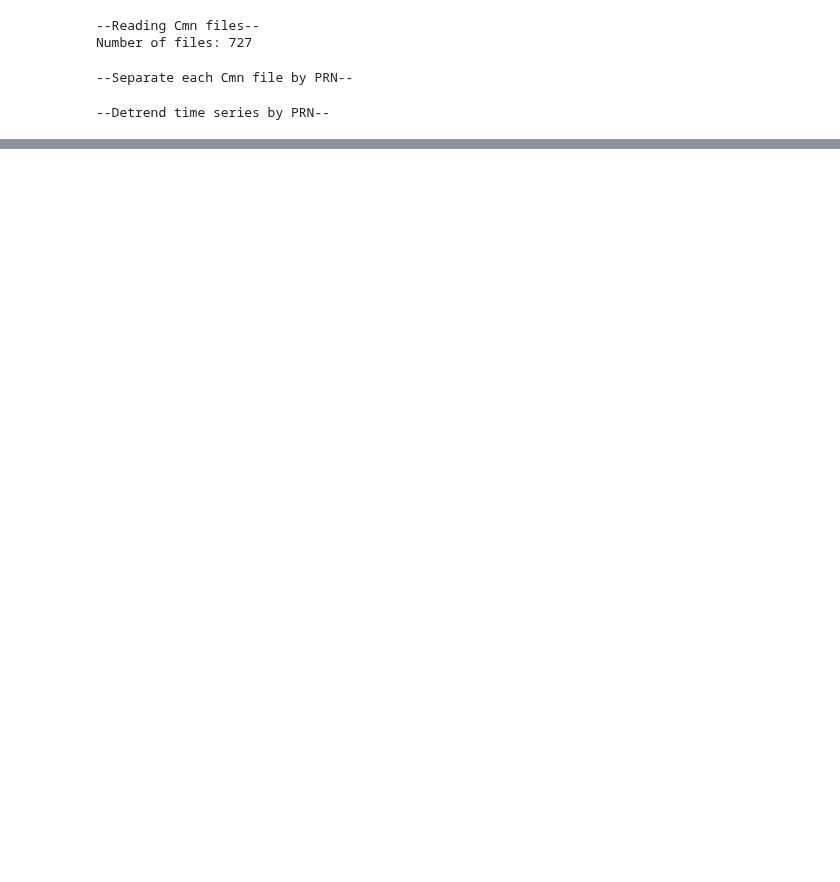
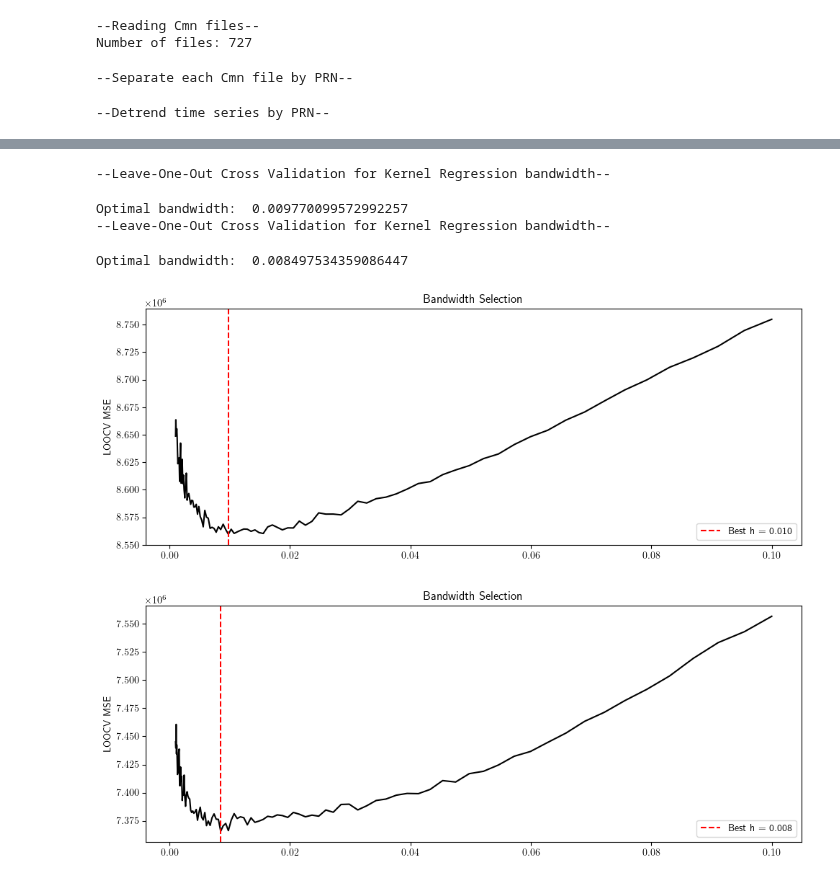
Before and after one commit to FedeSS99/ClusterTEC, a Jupyter notebook: EDA_VTECseries.ipynb, the cells around one changed output, grey strips where cells are left out. Cells and saved outputs as stored; diff of their text form; code cells hidden in the pictures; blank space fills up the shorter version.

Commit message:
Implemented CV procedure for knee point search

```diff
--- a/EDA_VTECseries.ipynb
+++ b/EDA_VTECseries.ipynb
@@ -76,26 +74,0 @@ plt.show()
-# %%
-def calculate_curvature(y, x=None):
-    """
-    Calculate the curvature (κ) of a curve defined by the points y(x).
-
-    Parameters:
-    y (numpy array): Array of y-values.
-    x (numpy array, optional): Array of x-values. If not provided, assumes uniform spacing.
-
-    Returns:
-    curvature (numpy array): Curvature values along the curve.
-    """
-    # If no x is provided, assume uniform spacing
-    if x is None:
-        x = np.arange(len(y))
-
-    # Calculate first derivative (y')
-    dy_dx = np.gradient(y, x)
-
-    # Calculate second derivative (y'')
-    d2y_dx2 = np.gradient(dy_dx, x)
-
-    # Calculate curvature (κ)
-    curvature = np.abs(d2y_dx2) / (1 + dy_dx**2)**(3/2)
-
-    return curvature
@@ -132 +78,13 @@ def KernelRegression(X, Y, h, Kernel):
+# %%
+h_values = np.logspace(-3, -1, 100)
+
+best_h_tec_min = find_best_KR_bandwidth(sum_indicator_min, curvature_min_dTEC, h_values = h_values)
+best_h_tec_max = find_best_KR_bandwidth(sum_indicator_max, curvature_max_dTEC, h_values = h_values)
+# %% [output]
+--Leave-One-Out Cross Validation for Kernel Regression bandwidth--
+Optimal bandwidth:  0.009770099572992257
+--Leave-One-Out Cross Validation for Kernel Regression bandwidth--
+Optimal bandwidth:  0.008497534359086447
+[figure, added]
+[figure, added]
 # %%
```
Also changed, not shown: parts of 12 cells of this notebook.
